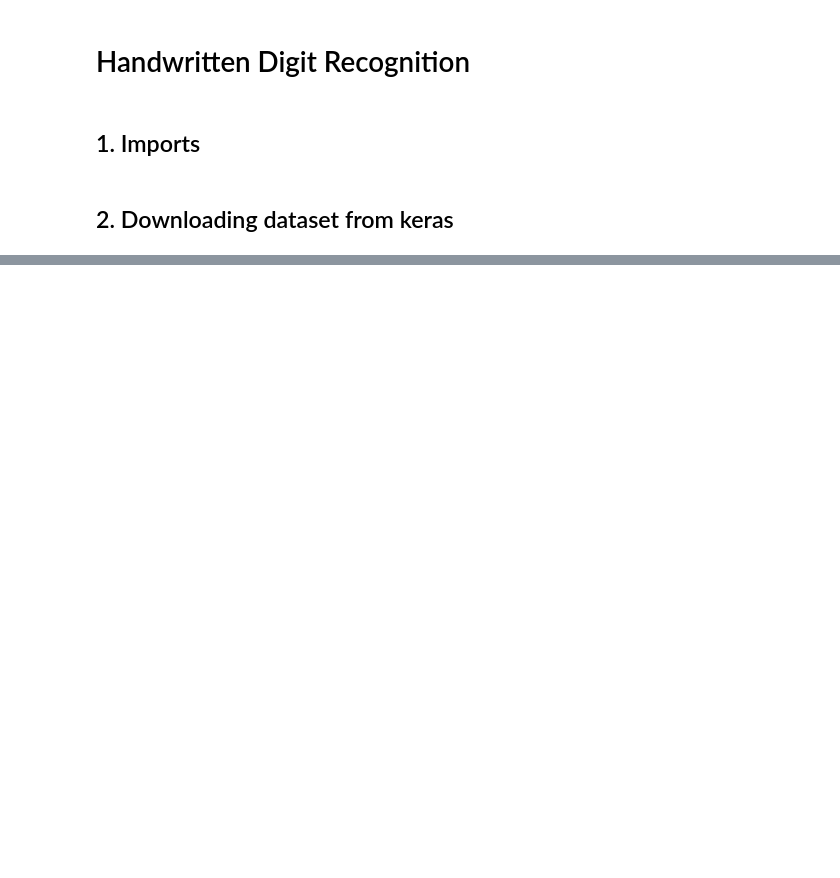
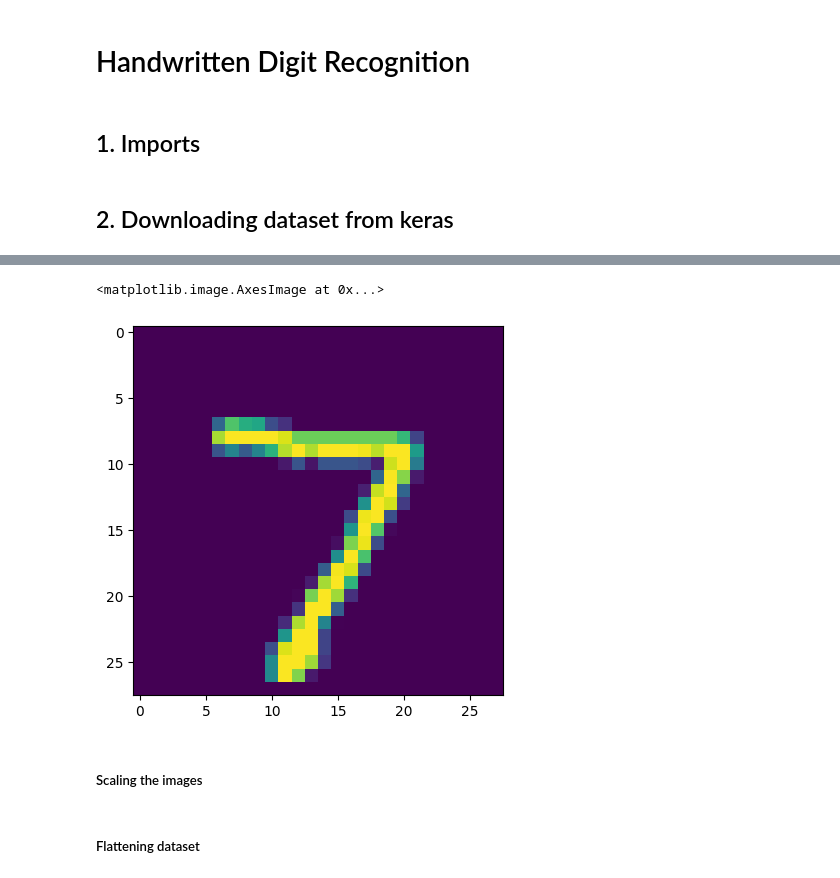
Before and after one commit to newbie10003-code/Machine-Learning, a Jupyter notebook: Deep Learning/Handwritten Digit Recognition/Handwritten Digits.ipynb, the cells around one changed output, grey strips where cells are left out. Cells and saved outputs as stored; diff of their text form; code cells hidden in the pictures; blank space fills up the shorter version.

```diff
--- a/Deep Learning/Handwritten Digit Recognition/Handwritten Digits.ipynb
+++ b/Deep Learning/Handwritten Digit Recognition/Handwritten Digits.ipynb
@@ -38,0 +57,7 @@ array([[[0, 0, 0, ..., 0, 0, 0],
+# %%
+plt.imshow(x_test[0])
+# %% [output]
+<matplotlib.image.AxesImage at 0x...>
+[figure, added]
+# %% [markdown]
+##### Scaling the images
@@ -38,0 +68,2 @@ array([[[0, 0, 0, ..., 0, 0, 0],
+# %% [markdown]
+##### Flattening dataset
```
Also changed, not shown: parts of 41 cells of this notebook, 6 other files.
